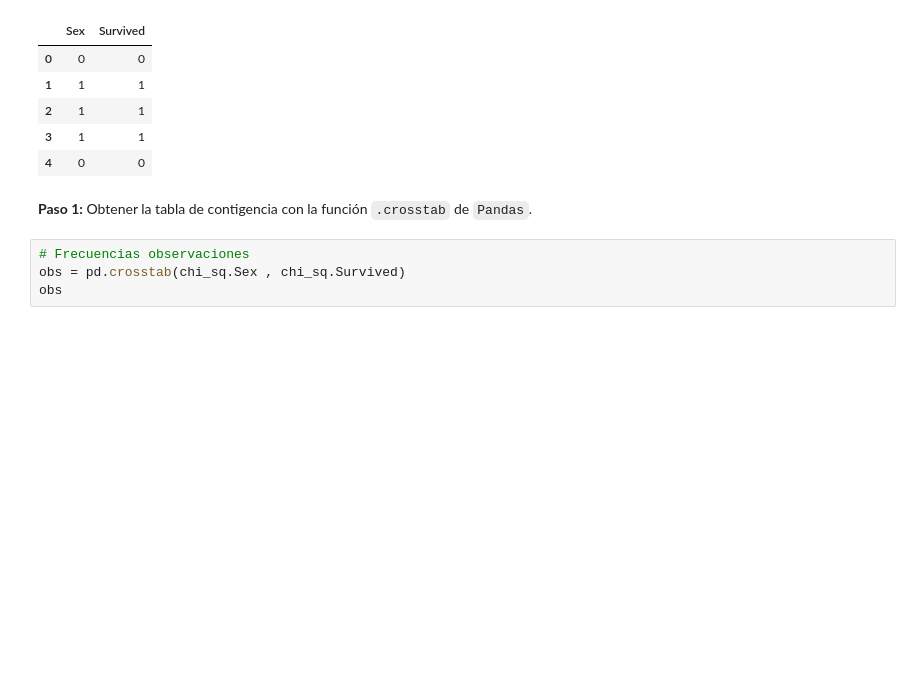
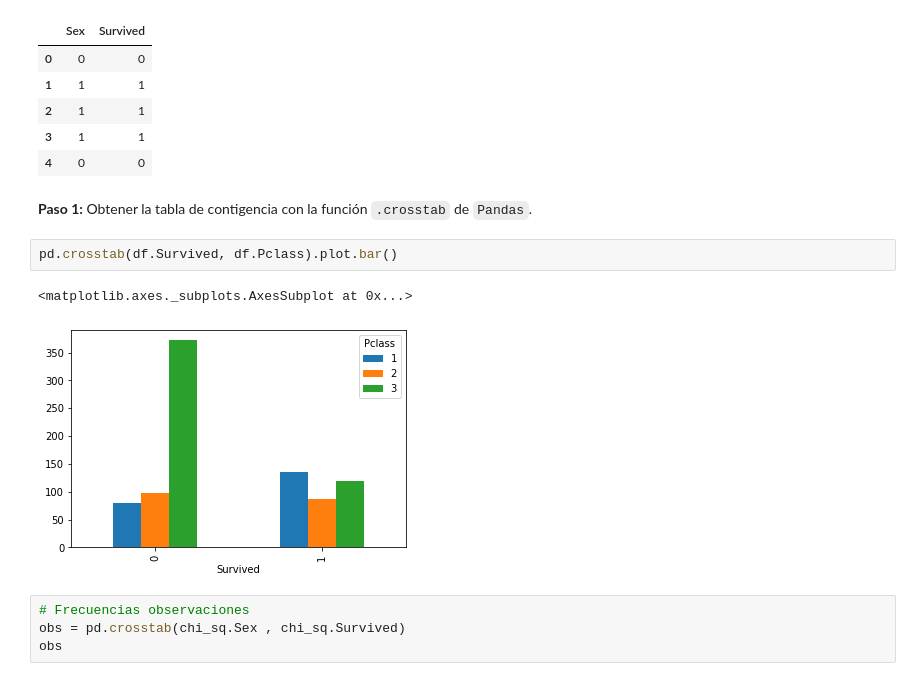
Before and after one commit to juancn95/saturdaysAI_titanic_challenge, a Jupyter notebook: SaturdaysAI_titanic_challenge.ipynb, the cells around one changed output. Saved outputs shown, nothing was run; the diff lists cells and outputs as text; blank space fills up the shorter version.

```diff
--- a/SaturdaysAI_titanic_challenge.ipynb
+++ b/SaturdaysAI_titanic_challenge.ipynb
@@ -355,6 +580,11 @@ chi_sq.head()
 | 4 | 0 | 0 |
 # %% [markdown]
 **Paso 1:** Obtener la tabla de contigencia con la función `.crosstab` de `Pandas`.
+# %%
+pd.crosstab(df.Survived, df.Pclass).plot.bar()
+# %% [output]
+<matplotlib.axes._subplots.AxesSubplot at 0x...>
+[figure, added]
 # %%
 # Frecuencias observaciones
 obs = pd.crosstab(chi_sq.Sex , chi_sq.Survived)
```
Also changed, not shown: parts of 50 cells of this notebook.
